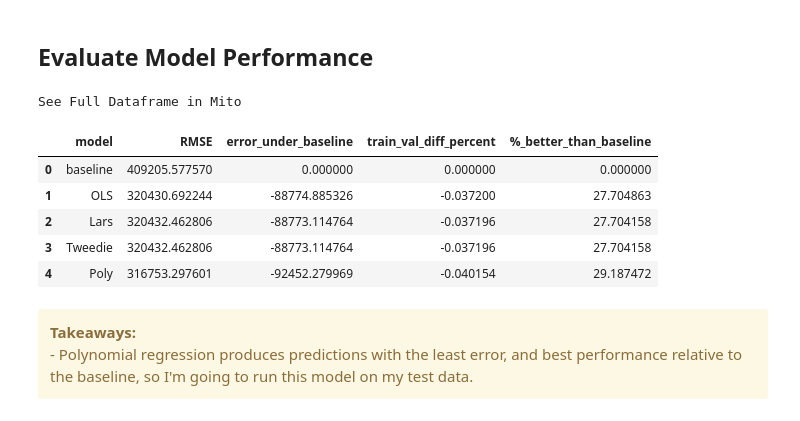
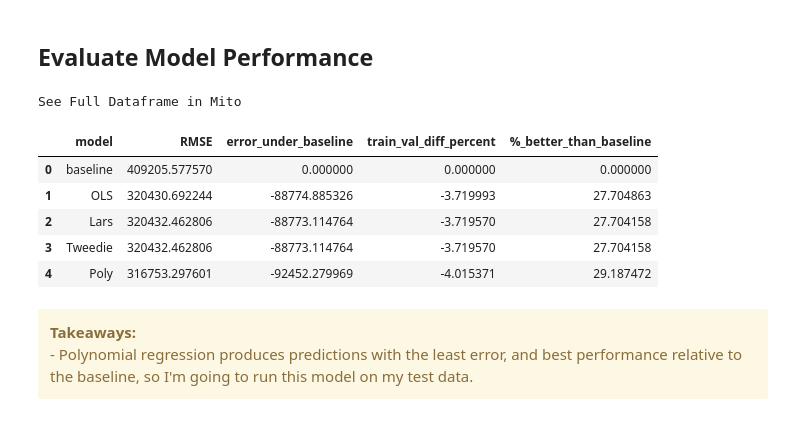
Before and after one commit to fred-lindsey/projects, a Jupyter notebook: zillow_home_price_predictor/Zillow_predictor_final_notebook.ipynb, the cells around one changed output. Cells and saved outputs as stored; diff of their text form; code cells hidden in the pictures.

```diff
--- a/zillow_home_price_predictor/Zillow_predictor_final_notebook.ipynb
+++ b/zillow_home_price_predictor/Zillow_predictor_final_notebook.ipynb
@@ -886,19 +886,19 @@ df_predictions = pd.DataFrame(columns=['model','RMSE','error_under_baseline', 't
 # %%
 df_predictions.model=['baseline','OLS', 'Lars', 'Tweedie', 'Poly']
 df_predictions.RMSE=[ baseline_RMSE, ols_rmse_validate, lars_rmse_validate, tweedie_rmse_validate, poly_rmse_validate]
 df_predictions.error_under_baseline=[(baseline_RMSE - baseline_RMSE),(ols_rmse_validate - baseline_RMSE),(lars_rmse_validate-baseline_RMSE) , (tweedie_rmse_validate - baseline_RMSE), (poly_rmse_validate - baseline_RMSE)]
-df_predictions.train_val_diff_percent=[(baseline_RMSE - baseline_RMSE)/baseline_RMSE,(ols_rmse_validate - ols_rmse_train)/ols_rmse_validate,(lars_rmse_validate-lars_rmse_train)/lars_rmse_validate , (tweedie_rmse_validate - tweedie_rmse_train)/tweedie_rmse_validate, (poly_rmse_validate - poly_rmse_train)/poly_rmse_validate]
+df_predictions.train_val_diff_percent=[(baseline_RMSE - baseline_RMSE)/baseline_RMSE*100,(ols_rmse_validate - ols_rmse_train)/ols_rmse_validate*100,(lars_rmse_validate-lars_rmse_train)/lars_rmse_validate*100, (tweedie_rmse_validate - tweedie_rmse_train)/tweedie_rmse_validate*100, (poly_rmse_validate - poly_rmse_train)/poly_rmse_validate*100]
 df_predictions['%_better_than_baseline']=[((baseline_RMSE - baseline_RMSE)/baseline_RMSE)*100,((baseline_RMSE - ols_rmse_validate)/ols_rmse_validate)*100,((baseline_RMSE - lars_rmse_validate)/lars_rmse_validate)*100 , ((baseline_RMSE - tweedie_rmse_validate)/tweedie_rmse_validate)*100, ((baseline_RMSE - poly_rmse_validate)/poly_rmse_validate)*100]
 df_predictions.round(2)
 df_predictions
 # %% [output]
 See Full Dataframe in Mito
 |  | model | RMSE | error_under_baseline | train_val_diff_percent | %_better_than_baseline |
 | 0 | baseline | 409205.577570 | 0.000000 | 0.000000 | 0.000000 |
-| 1 | OLS | 320430.692244 | -88774.885326 | -0.037200 | 27.704863 |
-| 2 | Lars | 320432.462806 | -88773.114764 | -0.037196 | 27.704158 |
-| 3 | Tweedie | 320432.462806 | -88773.114764 | -0.037196 | 27.704158 |
-| 4 | Poly | 316753.297601 | -92452.279969 | -0.040154 | 29.187472 |
+| 1 | OLS | 320430.692244 | -88774.885326 | -3.719993 | 27.704863 |
+| 2 | Lars | 320432.462806 | -88773.114764 | -3.719570 | 27.704158 |
+| 3 | Tweedie | 320432.462806 | -88773.114764 | -3.719570 | 27.704158 |
+| 4 | Poly | 316753.297601 | -92452.279969 | -4.015371 | 29.187472 |
 # %% [markdown]
 <div class="alert alert-block alert-warning">
     <b>Takeaways:</b>
```
Also changed, not shown: parts of 13 cells of this notebook.
